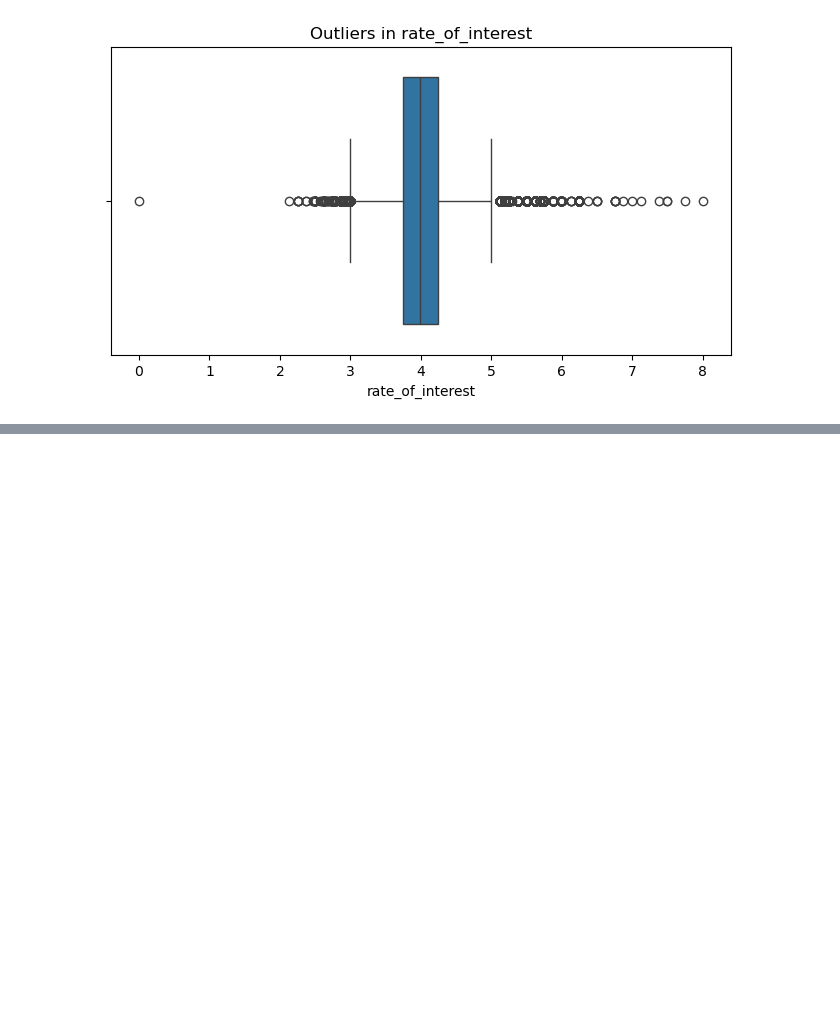
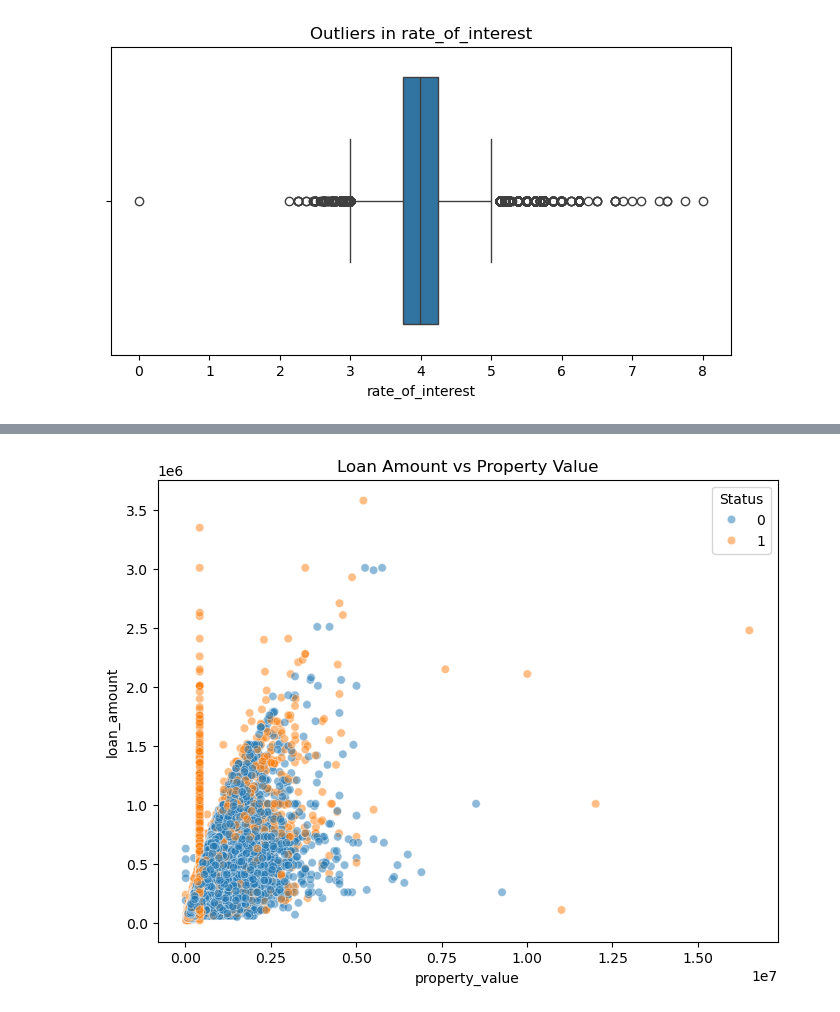
Before and after one commit to jasleenjk07/SQL-Tableau-Financial-Dashboard, a Jupyter notebook: notebooks/EDA.ipynb, the cells around one changed output, grey strips where cells are left out. Cells and saved outputs as stored; diff of their text form; code cells hidden in the pictures; blank space fills up the shorter version.

```diff
--- a/notebooks/EDA.ipynb
+++ b/notebooks/EDA.ipynb
@@ -160,3 +162,17 @@ for col in num_cols:
 [figure]
 [figure]
 [figure]
+# %%
+df['CreditScoreGroup'] = pd.cut(
+    df['Credit_Score'],
+    bins=[300,500,600,700,800,900],
+    labels=['300-500','500-600','600-700','700-800','800-900']
+)
+
+default_rate = pd.crosstab(
+    df['CreditScoreGroup'],
+    df['Status'],
+    normalize='index'
+) * 100
+
+print(default_rate)
@@ -162,0 +187,15 @@ for col in num_cols:
+# %%
+plt.figure(figsize=(8,6))
+
+sns.scatterplot(
+    data=df,
+    x='property_value',
+    y='loan_amount',
+    hue='Status',
+    alpha=0.5
+)
+
+plt.title("Loan Amount vs Property Value")
+plt.show()
+# %% [output]
+[figure, added]
```
Also changed, not shown: parts of 4 cells of this notebook.
